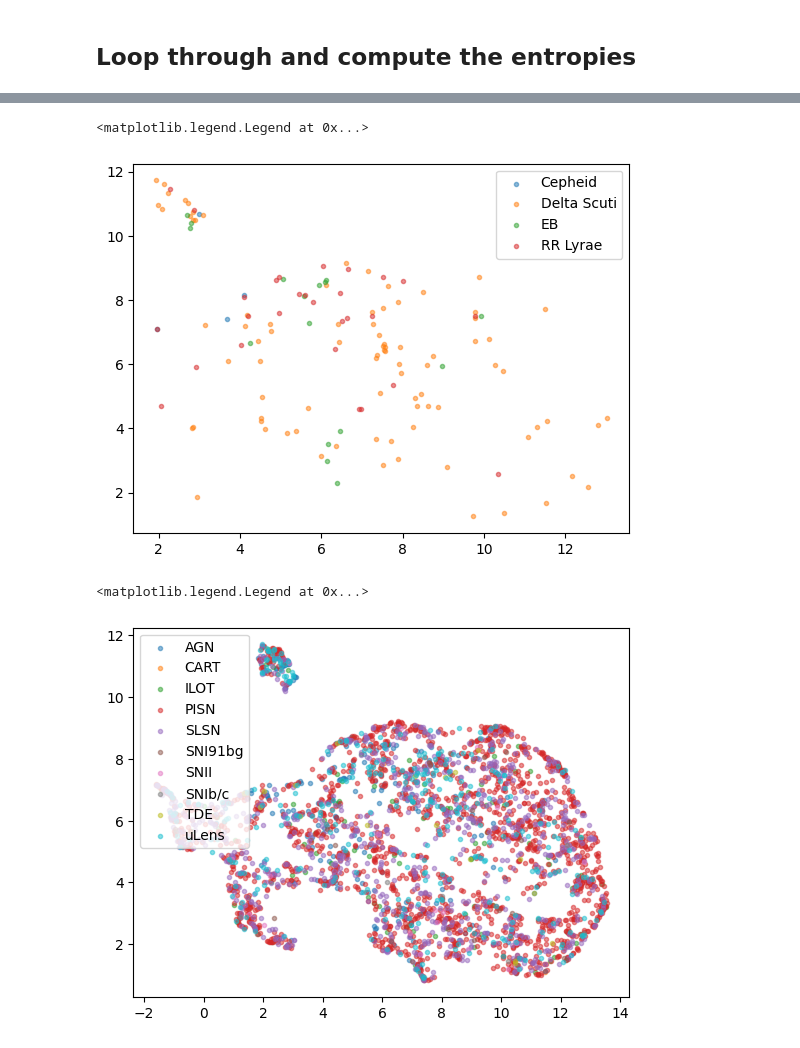
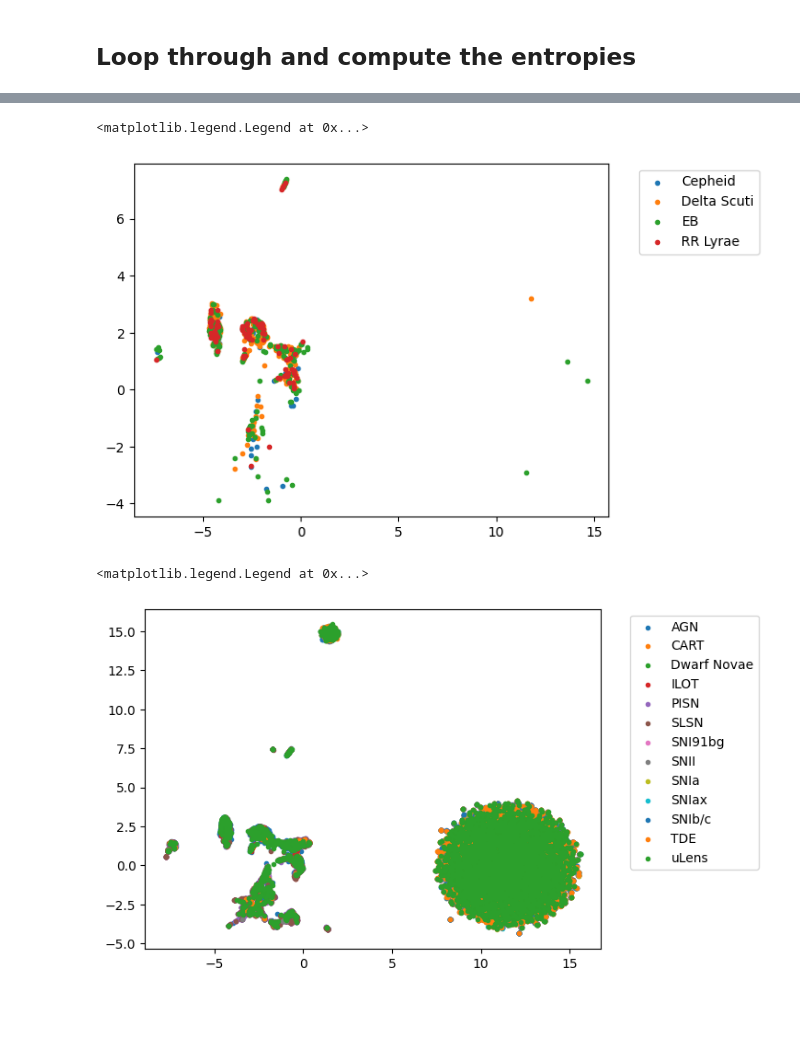
Before and after one commit to dev-ved30/Multi-Scale-Entropy, a Jupyter notebook: Experiments.ipynb, the cells around one changed output, grey strips where cells are left out. Saved outputs shown, nothing was run; the diff lists cells and outputs as text; code cells hidden in the pictures; blank space fills up the shorter version.

```diff
--- a/Experiments.ipynb
+++ b/Experiments.ipynb
@@ -108,11 +159,13 @@ filtered_classes = np.array(filtered_classes)
 # %%
 inf_idx = np.where(filtered_entropies==np.inf)[0]
-filtered_entropies = np.delete(filtered_entropies, inf_idx, axis=0)
-filtered_classes = np.delete(filtered_classes, inf_idx, axis=0)
+filtered_entropies[inf_idx] = 1000
+# filtered_entropies = np.delete(filtered_entropies, inf_idx, axis=0)
+# filtered_classes = np.delete(filtered_classes, inf_idx, axis=0)
 # %%
 nan_idx = np.where(np.isnan(filtered_entropies))[0]
-filtered_entropies = np.delete(filtered_entropies, nan_idx, axis=0)
-filtered_classes = np.delete(filtered_classes, nan_idx, axis=0)
+filtered_entropies[nan_idx] = 0
+# filtered_entropies = np.delete(filtered_entropies, nan_idx, axis=0)
+# filtered_classes = np.delete(filtered_classes, nan_idx, axis=0)
 # %%
 filtered_entropies.shape
 # %% [output]
@@ -126,8 +179,9 @@ embedding.shape
 # %%
-plt.scatter(embedding[:, 0], embedding[:, 1], label="All", marker='.', alpha=0.5)
-for c in np.unique(filtered_classes):
+
+for i, c in enumerate(np.unique(filtered_classes)):
     idx = np.where(filtered_classes == c)[0]
-    plt.scatter(embedding[idx, 0], embedding[idx, 1], label=c, marker='.', alpha=0.5)
-plt.legend()
-plt.show()
+    plt.scatter(embedding[:, 0], embedding[:, 1], label="All", marker='.', color='gray')
+    plt.scatter(embedding[idx, 0], embedding[idx, 1], label=c, marker='.', color=color_arr[i])
+    plt.legend(bbox_to_anchor=(1.05, 1), loc='upper left')
+    plt.show()
 # %% [output]
@@ -134,0 +201,5 @@ plt.show()
+# %%
+for i, c in enumerate(np.unique(filtered_classes)):
+    idx = np.where(filtered_classes == c)[0]
+    plt.scatter(embedding[idx, 0], embedding[idx, 1], label=c, marker='.', color=color_arr[i])
+    plt.legend(bbox_to_anchor=(1.05, 1), loc='upper left')
@@ -135,20 +208,20 @@ plt.show()
 # %%
 for c in np.unique(filtered_classes):
     idx = np.where(filtered_classes == c)[0]
     if c in ["Cepheid", "Delta Scuti", "EB", "RR Lyrae"]:
-        plt.scatter(embedding[idx, 0], embedding[idx, 1], label=c, marker='.', alpha=0.5)
+        plt.scatter(embedding[idx, 0], embedding[idx, 1], label=c, marker='.')
 
-plt.legend()
+plt.legend(bbox_to_anchor=(1.05, 1), loc='upper left')
 # %% [output]
 <matplotlib.legend.Legend at 0x...>
-[figure, old version]
+[figure, new version]
 # %%
 for c in np.unique(filtered_classes):
     idx = np.where(filtered_classes == c)[0]
     if c not in ["Cepheid", "Delta Scuti", "EB", "RR Lyrae"]:
-        plt.scatter(embedding[idx, 0], embedding[idx, 1], label=c, marker='.', alpha=0.5)
+        plt.scatter(embedding[idx, 0], embedding[idx, 1], label=c, marker='.')
 
-plt.legend()
+plt.legend(bbox_to_anchor=(1.05, 1), loc='upper left')
 # %% [output]
 <matplotlib.legend.Legend at 0x...>
-[figure, old version]
+[figure, new version]
```
Also changed, not shown: parts of 12 cells of this notebook.
